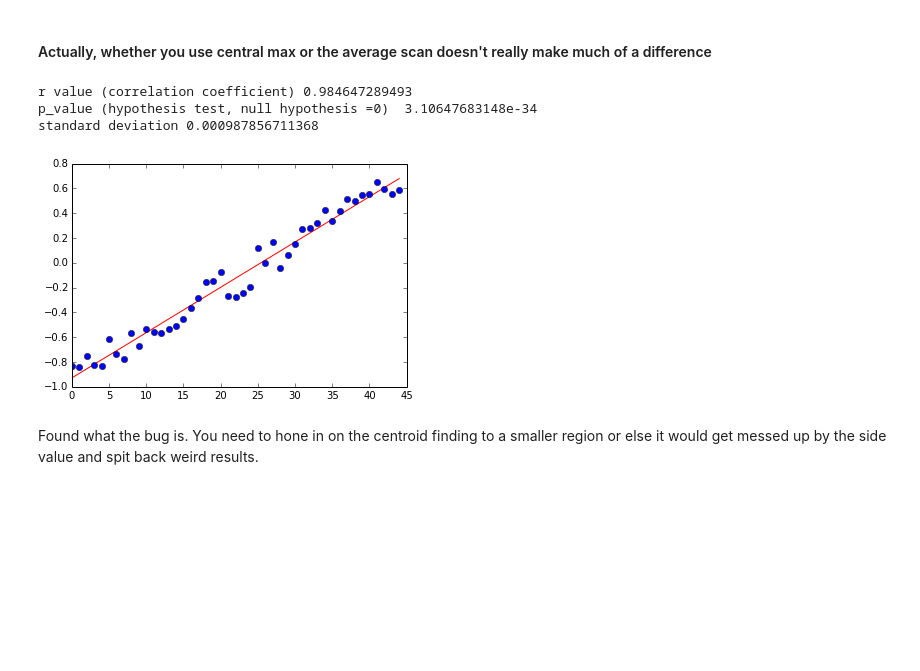
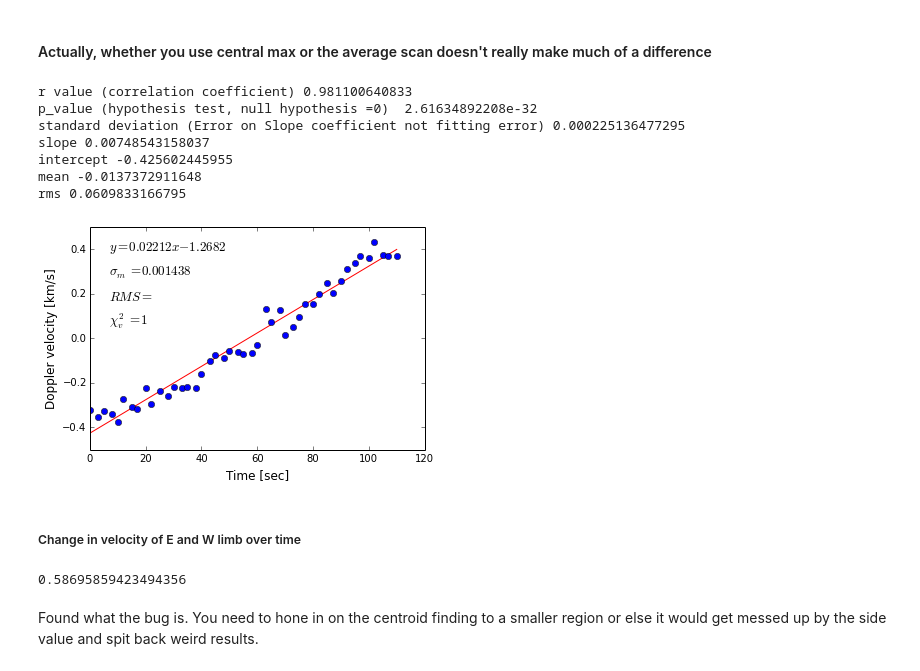
Before and after one commit to dorisjlee/AY120, a Jupyter notebook: lab4/SolarScan Analysis.ipynb, the cells around one changed output. Saved outputs shown, nothing was run; the diff lists cells and outputs as text; code cells hidden in the pictures; blank space fills up the shorter version.

```diff
--- a/lab4/SolarScan Analysis.ipynb
+++ b/lab4/SolarScan Analysis.ipynb
@@ -525,7 +525,7 @@ plt.plot(end,color="red")
 $y_i = x_{i+j}$
 # %%
 autocorrval= []
-for i in np.linspace(-3,3,1000):
+for i in np.linspace(-4,4,1000):
     lag = i#placeholder value (need to determine this value somehow )
     xi = start
 #     xij = np.roll(start,int(lag))
@@ -570,6 +570,6 @@ max(autocorrval)
 # %% [markdown]
 #### Finding the Centroid Maximum(?)
 # %%
-pix_shift = sum(np.linspace(-3,3,1000)*autocorrval)/sum(autocorrval)
+pix_shift = sum(np.linspace(-4,4,1000)*autocorrval)/sum(autocorrval)
 print pix_shift
 # %% [output]
@@ -648,8 +648,11 @@ end_num = 65
 # start_num = 20+15
 # end_num = 40
 v_doppler_lst =[]
+t_lst = []
 for i in glob.glob("solar-scan-11-25-9-*.fits")[start_num:end_num]:
     x = pf.getdata(i)
+    t = Time(pf.getheader(i)["DATE-OBS"])
+    t_lst.append(t.jd)
     processed = (x - dark)/flats*median(flats)
     spectra_1d =[]
     for i in processed[::-1][255:275,:].T[:1024]:
@@ -670,7 +673,7 @@ for i in glob.glob("solar-scan-11-25-9-*.fits")[start_num:end_num]:
     end = end_r*np.hanning(len(end_r))
     #Computing Autocorrelation values
     autocorrval= []
-    for i in np.linspace(-3,3,1000):
+    for i in np.linspace(-2,2,1000):
         lag = i#placeholder value (need to determine this value somehow )
         xi = start
         xij = np.roll(end,int(lag))
@@ -678,7 +681,7 @@ for i in glob.glob("solar-scan-11-25-9-*.fits")[start_num:end_num]:
         #autocovariance
         ac = 1./(N-1)*sum(xi*xij)-N/float(N-1)*mean(xi)**2
         autocorrval.append(ac)
-    pix_shift = sum(np.linspace(-3,3,1000)*autocorrval)/sum(autocorrval)
+    pix_shift = sum(np.linspace(-2,2,1000)*autocorrval)/sum(autocorrval)
     #Computing the doppler velocity
     dlamb = p[1]*pix_shift
     v_doppler = 299792458*dlamb/(632.8)/1000.
@@ -689,27 +690,54 @@ for i in glob.glob("solar-scan-11-25-9-*.fits")[start_num:end_num]:
+# %%
+t_lst = (np.array(t_lst)-t_lst[0])*86400 #1 Julian day is 86400 SI seconds
 # %%
 from numpy import arange,array,ones#,random,linalg
 from pylab import plot,show
 from scipy import stats
 
-xi = arange(0,45)
-A = array([ xi, ones(45)])
+fig = plt.figure()
+ax1 = fig.add_subplot(111)
+xi = t_lst
+A = array([ xi,t_lst])
 # linearly generated sequence
 y = v_doppler_lst
 
 slope, intercept, r_value, p_value, std_err = stats.linregress(xi,y)
 
 print 'r value (correlation coefficient)', r_value
 print  'p_value (hypothesis test, null hypothesis =0) ', p_value
-print 'standard deviation', std_err
-
+print 'standard deviation (Error on Slope coefficient not fitting error)', std_err
+print 'slope',slope
+print 'intercept',intercept
 line = slope*xi+intercept
 plot(xi,line,'r-',xi,y,'o')
-show()
+ax1.text(0.03,0.7,"$\sigma_m= 0.001438$", fontsize=13,transform=ax.transAxes)
+ax1.text(0.03,0.8,"$y= 0.02212 x -1.2682$", fontsize=13,transform=ax.transAxes)
+ax1.text(0.03,0.5,"$\chi^2_v=1$", fontsize=13,transform=ax.transAxes)
+ax1.text(0.03,0.6,"$RMS = $", fontsize=13,transform=ax.transAxes)
+plt.xlabel("Time [sec]",fontsize=12)
+plt.ylabel("Doppler velocity [km/s]",fontsize=12)
+mu = mean(v_doppler_lst)
+print 'mean',mu
+model = poly1d([slope,intercept])
+rms = sum((v_doppler_lst-mu)**2)/float(len(v_doppler_lst))
+print 'rms',rms
+# print model
 # %% [output]
-r value (correlation coefficient) 0.984647289493
-p_value (hypothesis test, null hypothesis =0)  3.10647683148e-34
-standard deviation 0.000987856711368
+r value (correlation coefficient) 0.981100640833
+p_value (hypothesis test, null hypothesis =0)  2.61634892208e-32
+standard deviation (Error on Slope coefficient not fitting error) 0.000225136477295
+slope 0.00748543158037
+intercept -0.425602445955
+mean -0.0137372911648
+rms 0.0609833166795
-[figure, old version]
+[figure, new version]
+# %% [markdown]
+##### Change in velocity of E and W limb over time
+# %%
+v_doppler_lst[0]
+v_doppler_lst[-1]
+# %% [output]
+0.58695859423494356
 # %% [markdown]
 Found what the bug is. You need to hone in on the centroid finding to a smaller region or else it would get messed up by the side value and spit back weird results.
 # %% [markdown]
```
Also changed, not shown: parts of 17 cells of this notebook, 6 other files.
